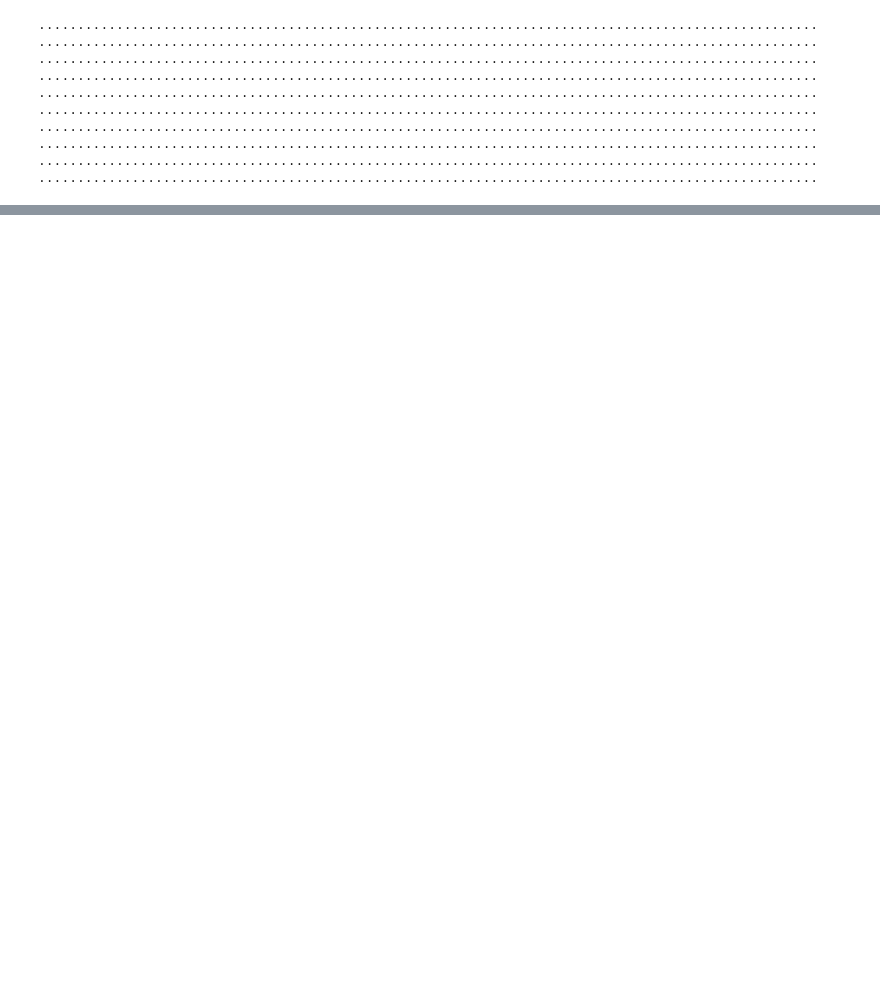
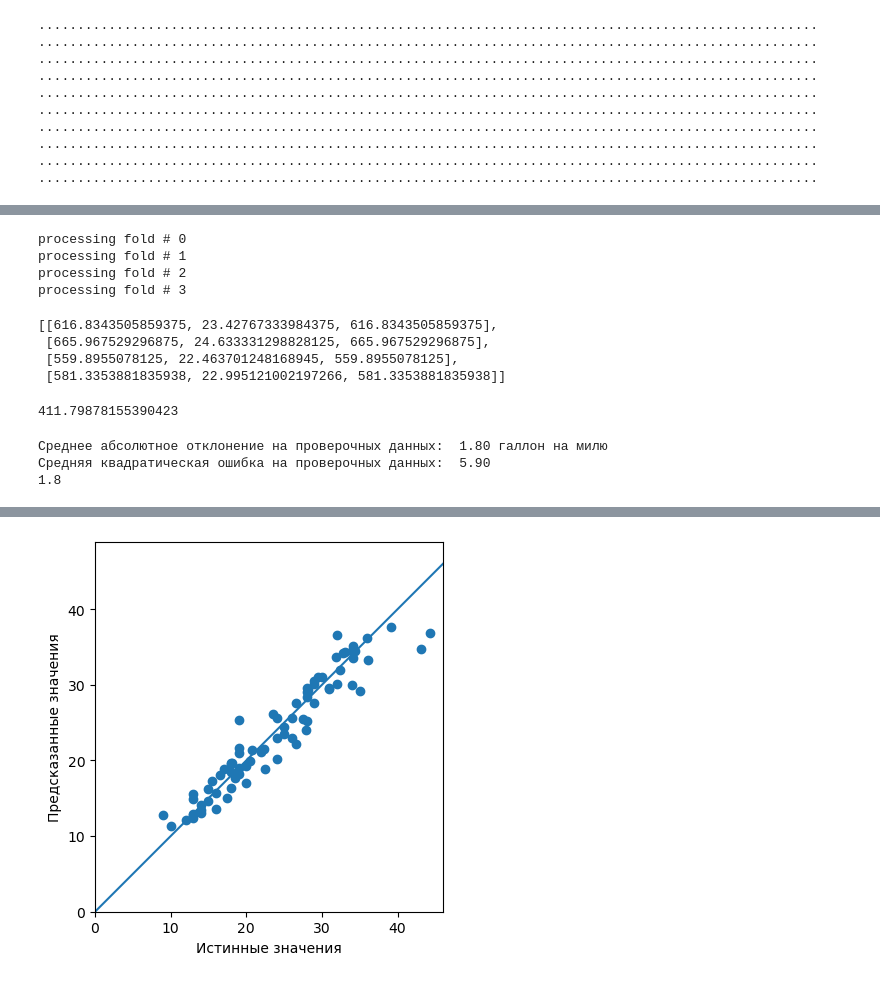
Before and after one commit to ILawrance/PythonLaba7.3, a Jupyter notebook: Laba7.3.Baza.ipynb, the cells around one changed output, grey strips where cells are left out. Saved outputs shown, nothing was run; the diff lists cells and outputs as text; code cells hidden in the pictures; blank space fills up the shorter version.

```diff
--- a/Laba7.3.Baza.ipynb
+++ b/Laba7.3.Baza.ipynb
@@ -299,0 +320,77 @@ baza_model = keras.models.load_model('model_baza.h5')
+# %%
+model.save('model_baza.h5')
+
+baza_model = keras.models.load_model('model_baza.h5')
+
+#Тут я попробовал обучить модель через К блоки.
+import numpy as np
+from keras.callbacks import EarlyStopping
+
+early_stop = EarlyStopping(monitor='val_loss', patience=2)
+k = 4
+num_val_samples = len(normed_train_data) // k
+num_epochs = 100
+all_scores = []
+for i in range(k):
+    print('processing fold #', i)
+    # Подготовка проверочных данных: данных из блока k
+    val_data=normed_train_data[i*num_val_samples:(i+1)*num_val_samples]
+    val_targets = normed_train_data[i * num_val_samples: (i + 1)
+             * num_val_samples]
+    # Подготовка обучающих данных
+    partial_train_data = np.concatenate(
+        [normed_train_data[:i * num_val_samples],
+        normed_train_data[(i + 1) * num_val_samples:]],
+        axis=0)
+    partial_train_targets = np.concatenate(
+          [train_labels[:i * num_val_samples],
+          train_labels[(i + 1) * num_val_samples:]],
+          axis=0)
+    # Конструирование модели Keras (уже скомпилированной)
+    baza_model2 = build_model()
+    # Обучение модели (в режиме «без вывода сообщений»  verbose=0)
+    baza_model2.fit(partial_train_data, partial_train_targets,
+            epochs=num_epochs, batch_size=1, verbose=0, validation_data=(val_data, val_targets),
+            callbacks=[early_stop])
+    #  Оценка модели по проверочным данным
+    val_mae = baza_model2.evaluate(val_data, val_targets, verbose=0)
+
+    all_scores.append(val_mae)
+# %% [output]
+processing fold # 0
+processing fold # 1
+processing fold # 2
+processing fold # 3
+# %%
+all_scores
+# %% [output]
+[[616.8343505859375, 23.42767333984375, 616.8343505859375],
+ [665.967529296875, 24.633331298828125, 665.967529296875],
+ [559.8955078125, 22.463701248168945, 559.8955078125],
+ [581.3353881835938, 22.995121002197266, 581.3353881835938]]
+# %%
+np.mean(all_scores)
+# %% [output]
+411.79878155390423
+# %%
+loss, mae, mse = baza_model2.evaluate(normed_test_data, test_labels, verbose=0)
+
+print("Среднее абсолютное отклонение на проверочных данных: {:5.2f} галлон на милю".format(mae))
+print("Средняя квадратическая ошибка на проверочных данных: {:5.2f}".format(mse))
+print(round(mae,2))
+# %% [output]
+Среднее абсолютное отклонение на проверочных данных:  1.80 галлон на милю
+Средняя квадратическая ошибка на проверочных данных:  5.90
+1.8
+# %%
+test_predictions = baza_model2.predict(normed_test_data).flatten()
+
+plt.scatter(test_labels, test_predictions)
+plt.xlabel('Истинные значения')
+plt.ylabel('Предсказанные значения')
+plt.axis('equal')
+plt.axis('square')
+plt.xlim([0,plt.xlim()[1]])
+plt.ylim([0,plt.ylim()[1]])
+_ = plt.plot([-100, 100], [-100, 100])
+# %% [output]
@@ -299,0 +398 @@ baza_model = keras.models.load_model('model_baza.h5')
+[figure, added]
```
Also changed, not shown: parts of 15 cells of this notebook, 12 other files.
